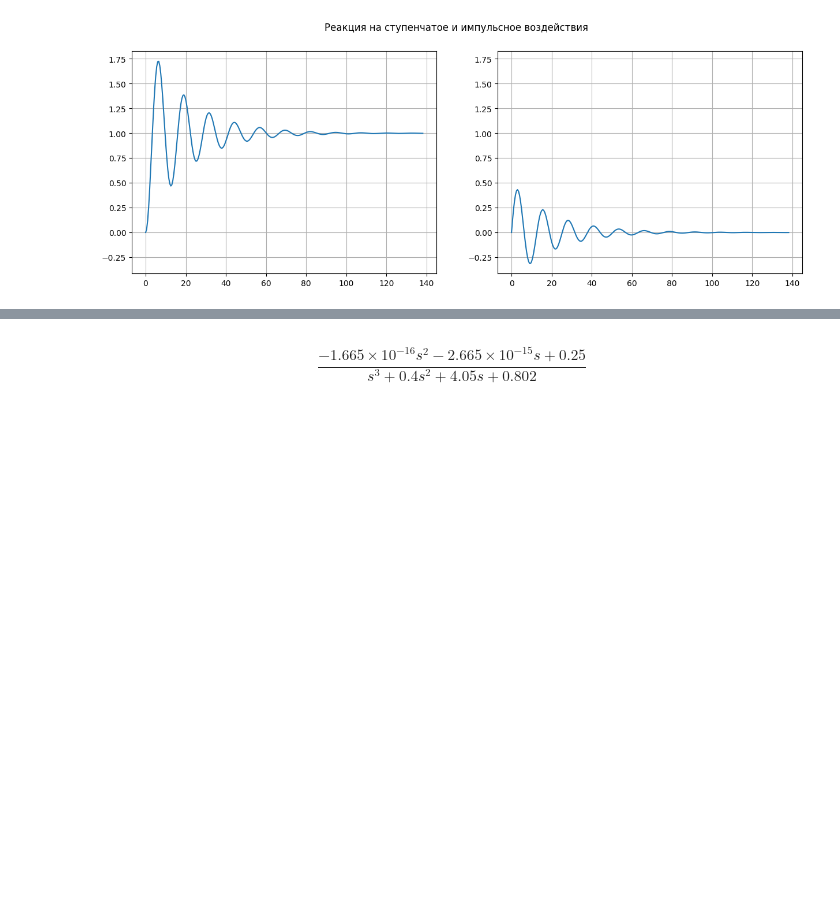
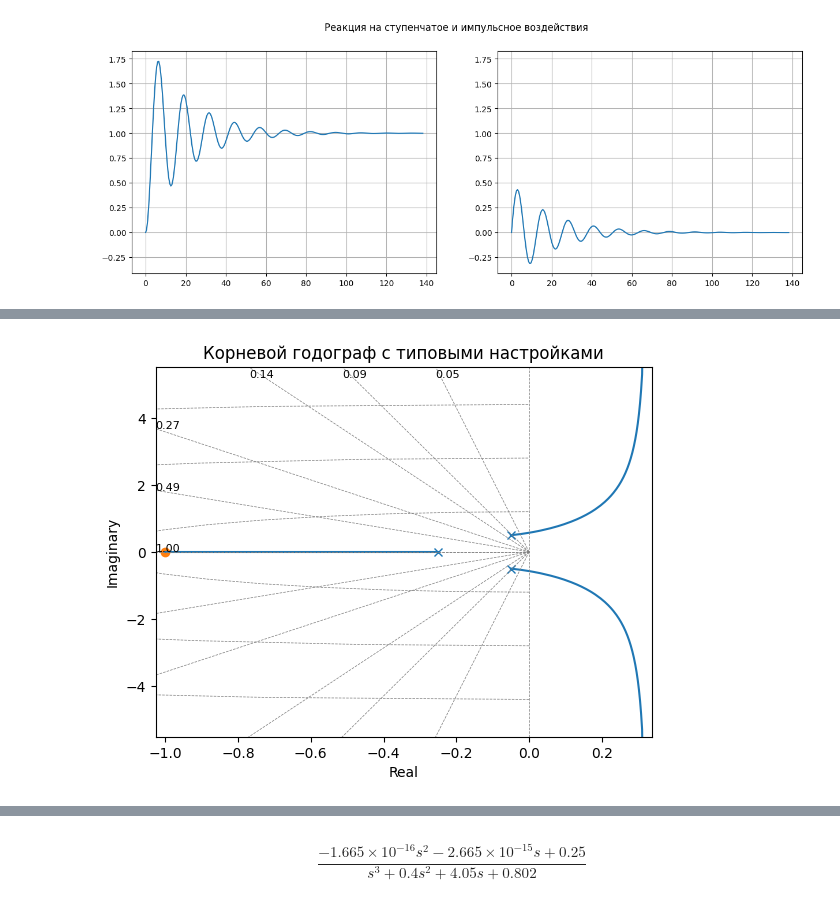
Before and after one commit to TAUforPython/BaseControlTheory, a Jupyter notebook: базовые_инструменты_ТАУ.ipynb, the cells around one changed output, grey strips where cells are left out. Cells and saved outputs as stored; diff of their text form; code cells hidden in the pictures; blank space fills up the shorter version.

```diff
--- a/базовые_инструменты_ТАУ.ipynb
+++ b/базовые_инструменты_ТАУ.ipynb
@@ -864,0 +899,8 @@ W(s) =
+# %%
+# строим обычный корневой годограф
+Wplant = W1 * W2
+control.rlocus(Wplant)
+plt.title('Корневой годограф с типовыми настройками')
+plt.show()
+# %% [output]
+[figure, added]
```
Also changed, not shown: parts of 12 cells of this notebook.
